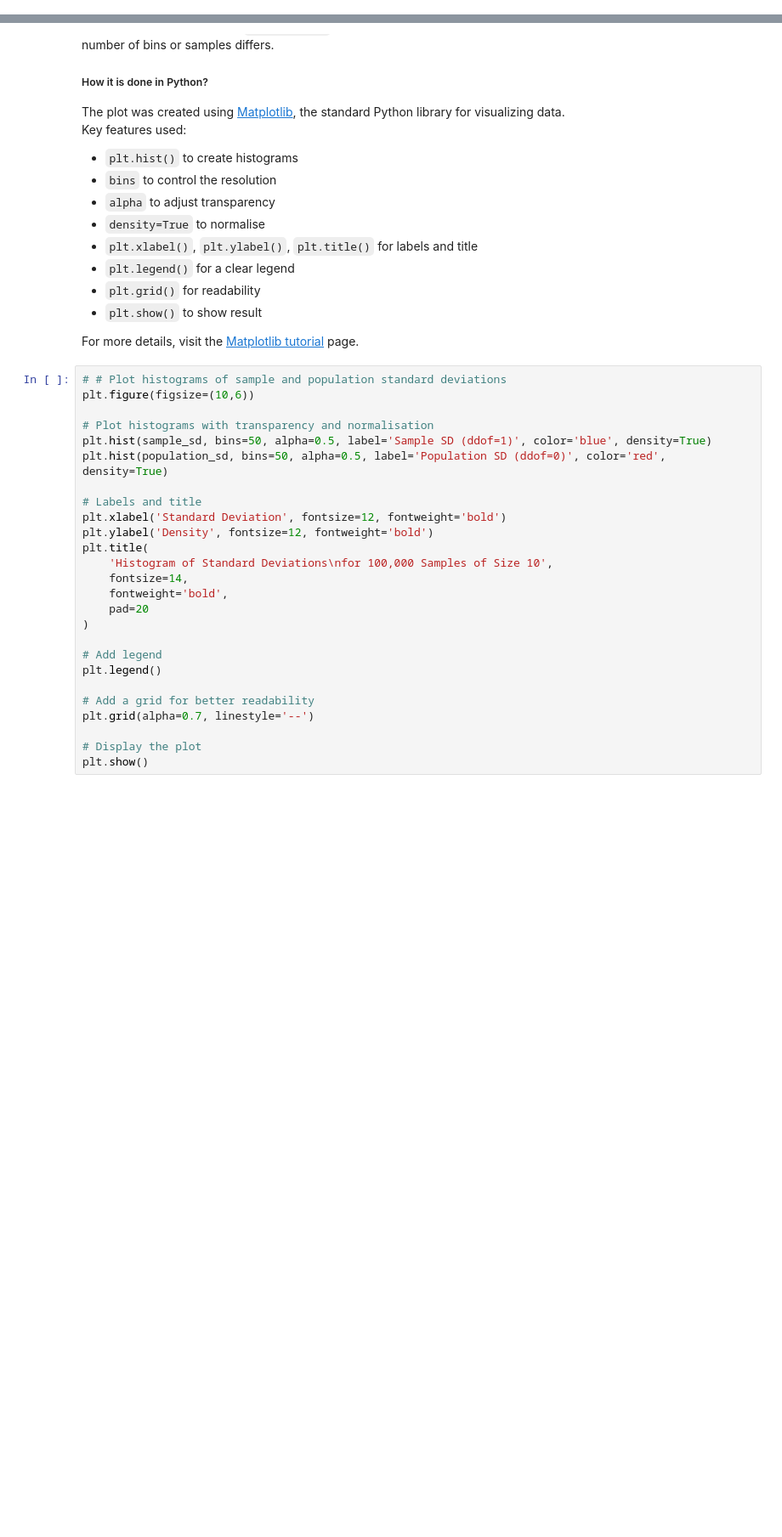
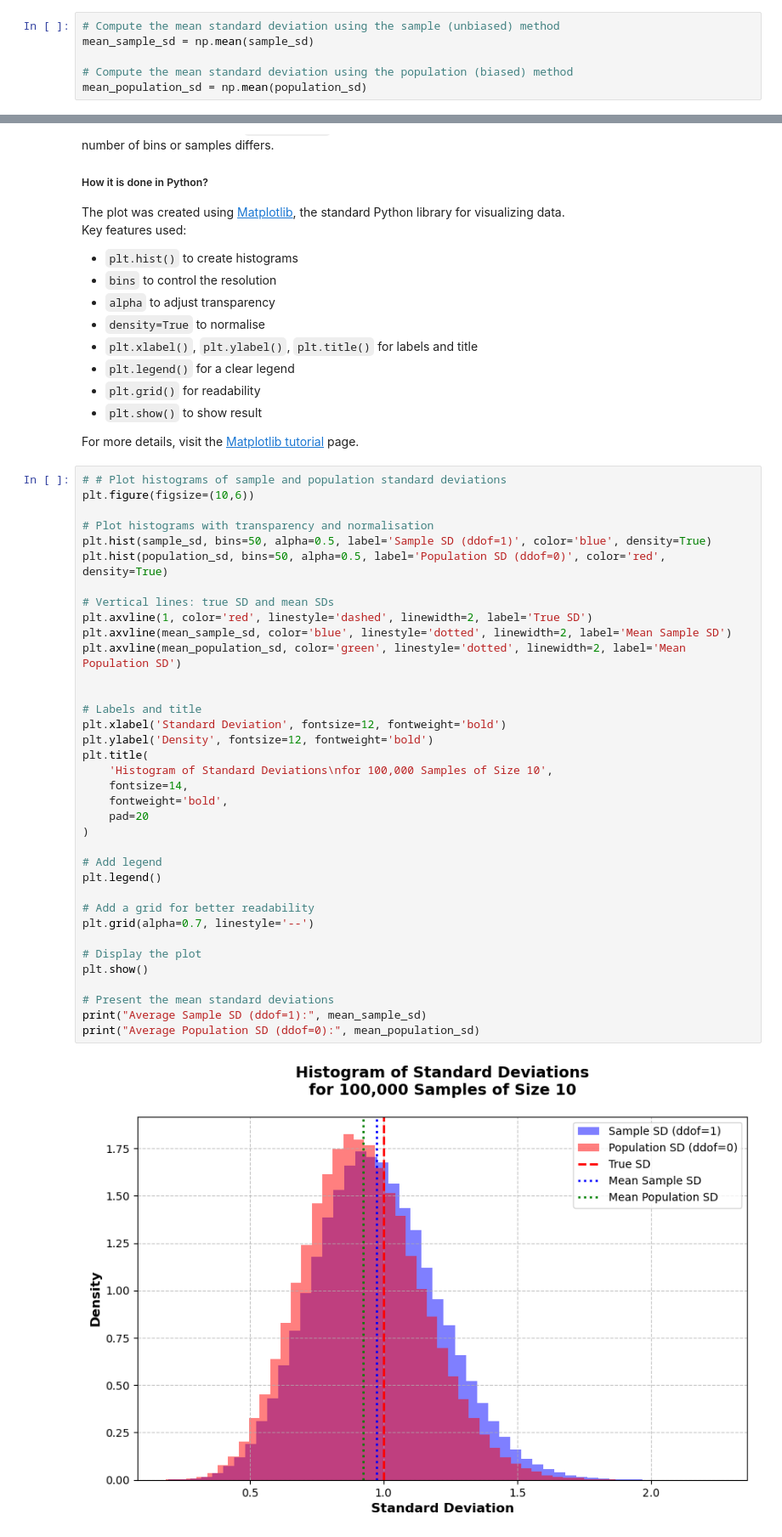
Before and after one commit to TomUszyn/applied-statistics, a Jupyter notebook: problems.ipynb, the cells around one changed output, grey strips where cells are left out. Shown at 85% size. Saved outputs shown, nothing was run; the diff lists cells and outputs as text; blank space fills up the shorter version.

Commit message:
Add explanation for computing mean SD and update histogram for easier interpretation.

```diff
--- a/problems.ipynb
+++ b/problems.ipynb
@@ -341,3 +350,9 @@ population_sd = np.std(samples, axis=1, ddof=0)
+# %%
+# Compute the mean standard deviation using the sample (unbiased) method
+mean_sample_sd = np.mean(sample_sd)
+
+# Compute the mean standard deviation using the population (biased) method
+mean_population_sd = np.mean(population_sd)
 # %% [markdown]
 To compare the variability of samples, histograms of the **sample SD** (`ddof=1`) and **population SD** (`ddof=0`) were plotted on the same axes.
 
@@ -371,26 +386,38 @@ For more details, visit the [Matplotlib tutorial](https://matplotlib.org/stable/
 # %%
 # # Plot histograms of sample and population standard deviations
 plt.figure(figsize=(10,6))
 
 # Plot histograms with transparency and normalisation
 plt.hist(sample_sd, bins=50, alpha=0.5, label='Sample SD (ddof=1)', color='blue', density=True)
 plt.hist(population_sd, bins=50, alpha=0.5, label='Population SD (ddof=0)', color='red', density=True)
+
+# Vertical lines: true SD and mean SDs
+plt.axvline(1, color='red', linestyle='dashed', linewidth=2, label='True SD')
+plt.axvline(mean_sample_sd, color='blue', linestyle='dotted', linewidth=2, label='Mean Sample SD')
+plt.axvline(mean_population_sd, color='green', linestyle='dotted', linewidth=2, label='Mean Population SD')
+
 
 # Labels and title
 plt.xlabel('Standard Deviation', fontsize=12, fontweight='bold')
 plt.ylabel('Density', fontsize=12, fontweight='bold')
 plt.title(
     'Histogram of Standard Deviations\nfor 100,000 Samples of Size 10',
     fontsize=14,
     fontweight='bold',
     pad=20
 )
 
 # Add legend
 plt.legend()
 
 # Add a grid for better readability
 plt.grid(alpha=0.7, linestyle='--')
 
 # Display the plot
 plt.show()
+
+# Present the mean standard deviations
+print("Average Sample SD (ddof=1):", mean_sample_sd)
+print("Average Population SD (ddof=0):", mean_population_sd)
+# %% [output]
+[figure, added]
```
Also changed, not shown: parts of 2 cells of this notebook.
